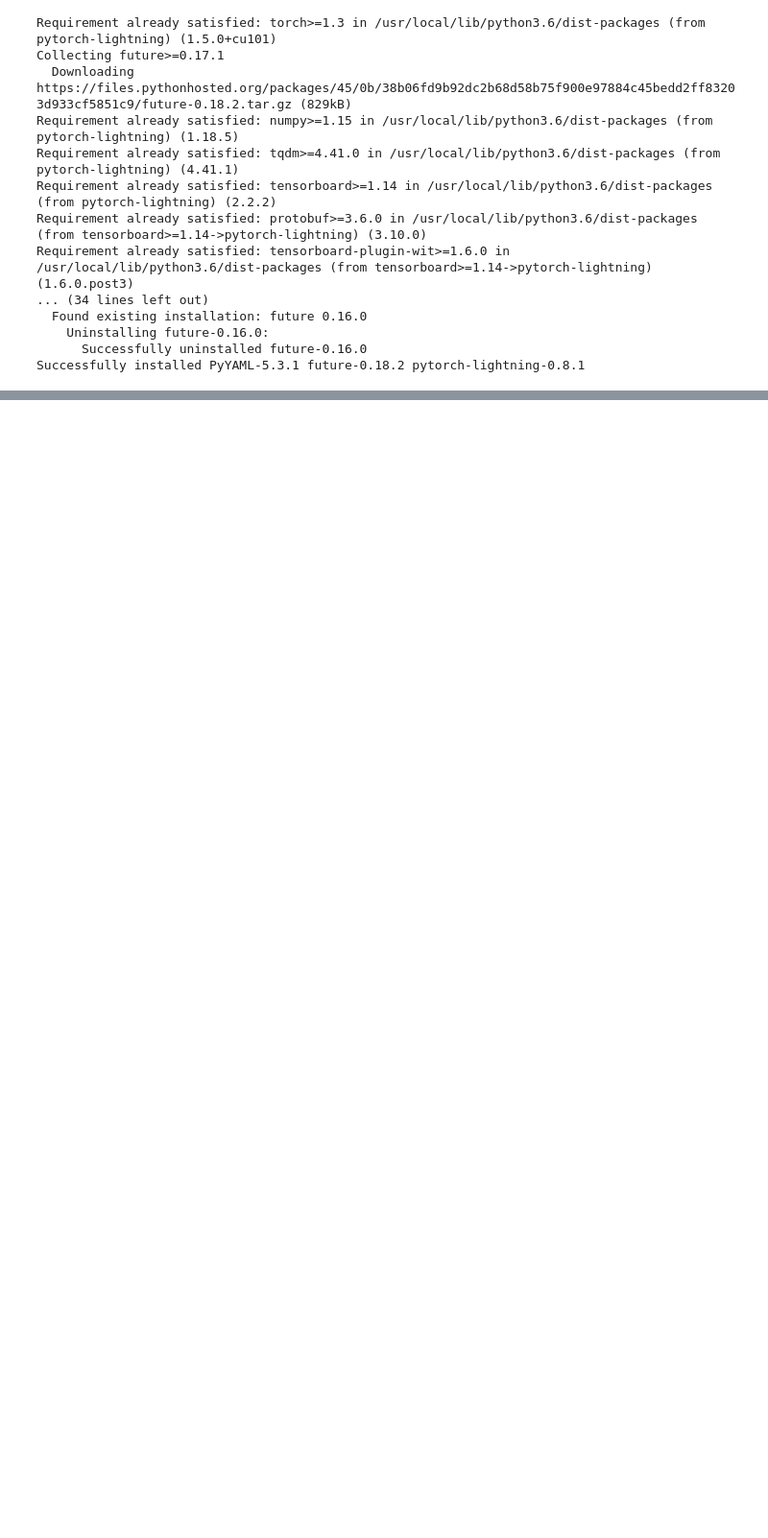
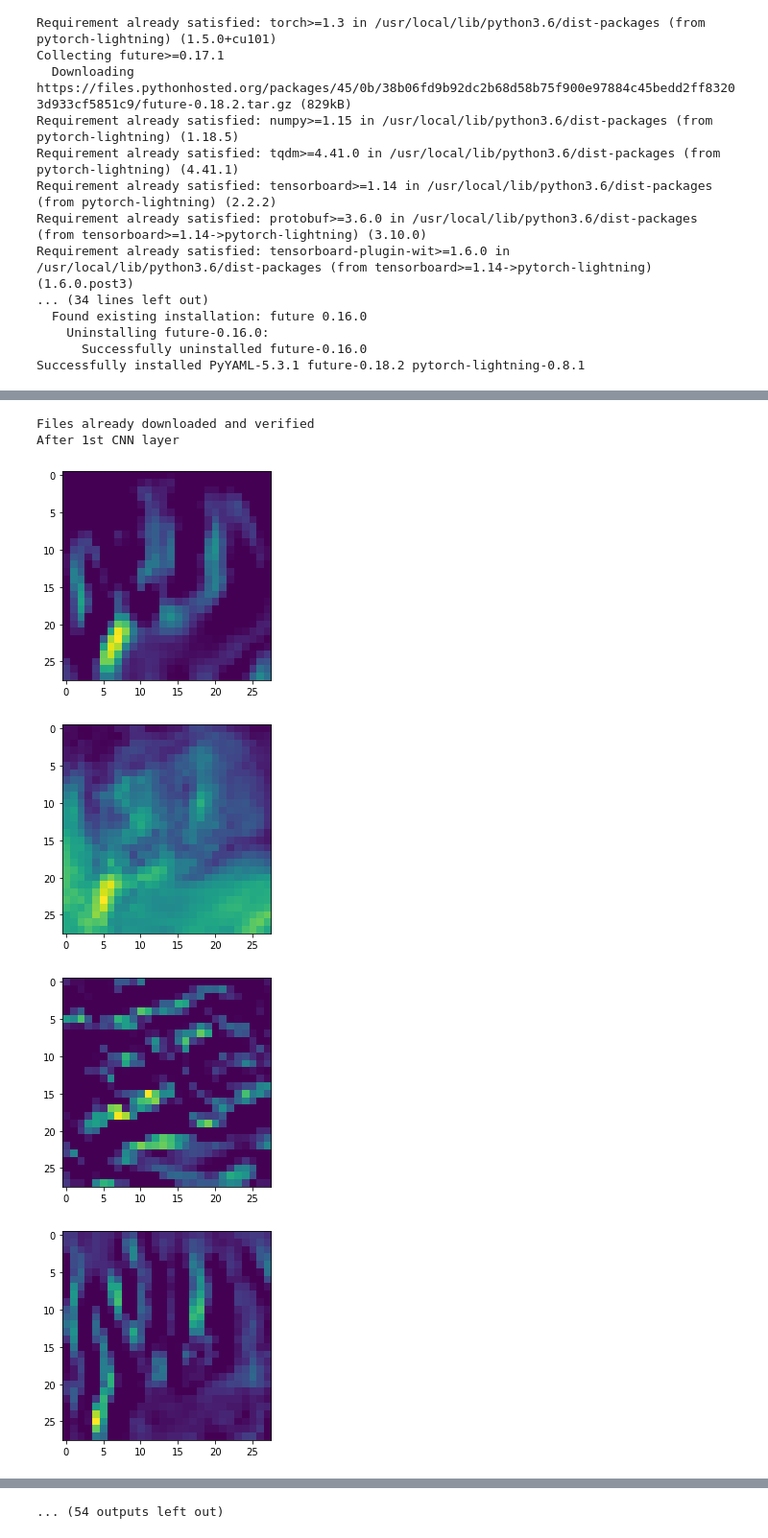
Before and after one commit to 2kunal6/Deep_Learning, a Jupyter notebook: cuda_lab/Assignment4.ipynb, the cells around one changed output, grey strips where cells are left out. Shown at 96% size. Drawn from its saved outputs; the diff is of its cells as text; code cells hidden in the pictures; blank space fills up the shorter version.

```diff
--- a/cuda_lab/Assignment4.ipynb
+++ b/cuda_lab/Assignment4.ipynb
@@ -203,0 +204,32 @@ Files already downloaded and verified
+# %%
+%matplotlib inline
+import matplotlib.pyplot as plt
+
+for images, labels in model.test_dataloader():
+    images = images.cuda()
+
+    out = model.cnn1(images)
+    out = model.relu1(out)
+    out_cpu = torch.FloatTensor(out[0].cpu().detach().numpy())
+    print('After 1st CNN layer')
+    for i in range(32):
+      plt.imshow(out_cpu[i])
+      plt.show()
+
+    # Convolution 2
+    out = model.cnn2(out)
+    out = model.relu2(out)
+    out_cpu = torch.FloatTensor(out[0].cpu().detach().numpy())
+    print('After 2nd CNN layer')
+    for i in range(32):
+      plt.imshow(out_cpu[i])
+      plt.show()
+
+    break
+# %% [output]
+Files already downloaded and verified
+After 1st CNN layer
+[figure, added]
+[figure, added]
+[figure, added]
+[figure, added]
@@ -204,3 +243,4 @@ Files already downloaded and verified
+... (54 outputs left out)
 # %%
 %load_ext tensorboard
 %tensorboard --logdir lightning_logs/
```
Also changed, not shown: parts of 3 cells of this notebook.
